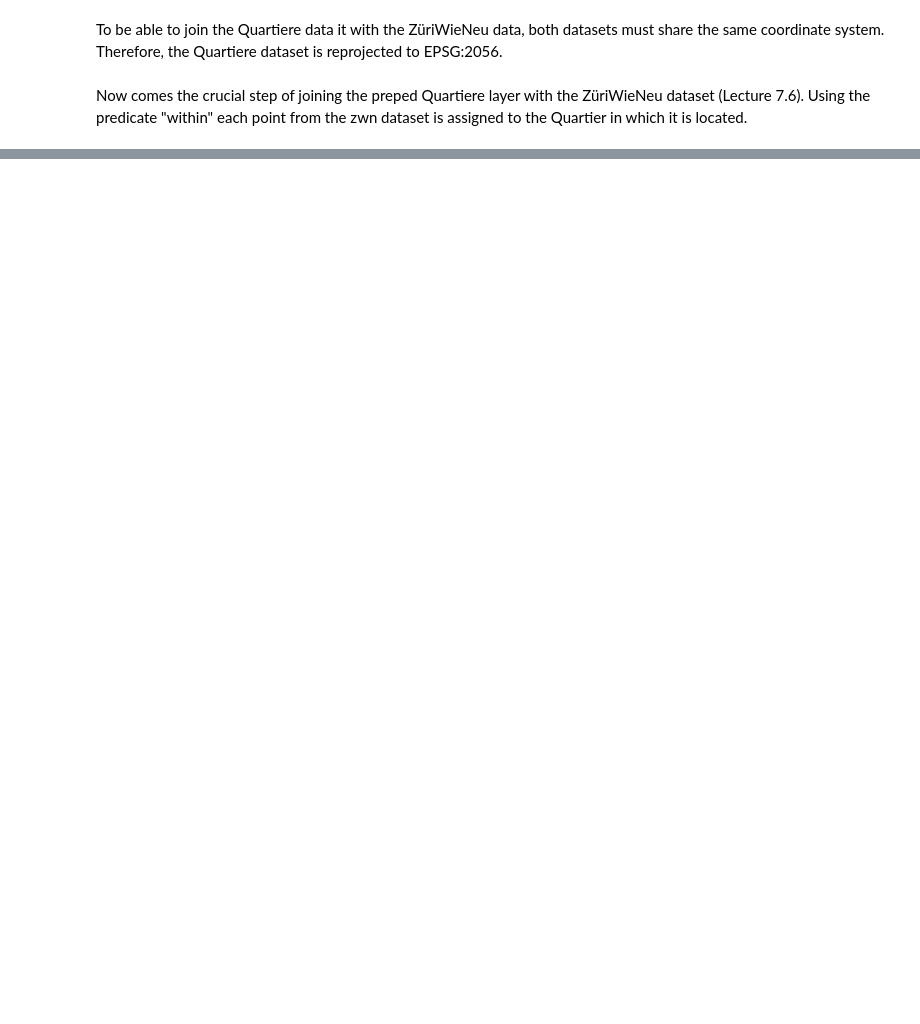
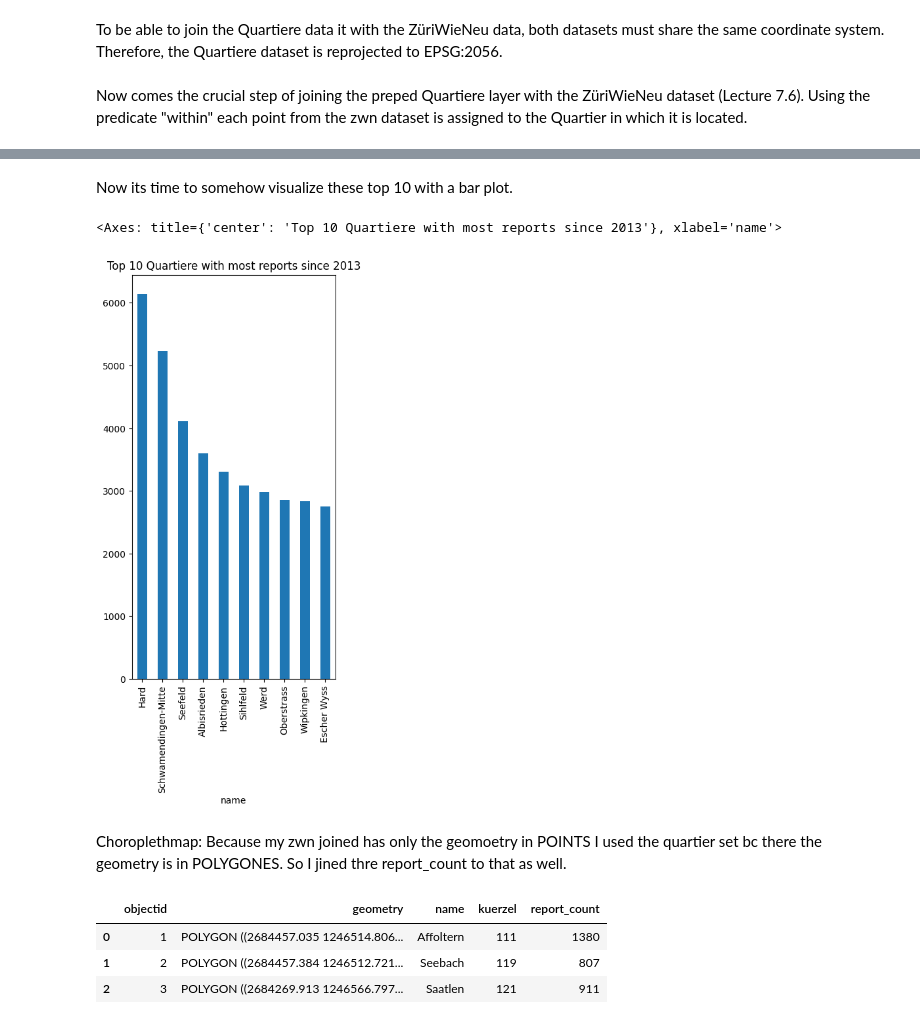
Before and after one commit to denikessi1/Project-SDS210, a Jupyter notebook: notebooks/read_data.ipynb, the cells around one changed output, grey strips where cells are left out. Drawn from its saved outputs; the diff is of its cells as text; code cells hidden in the pictures; blank space fills up the shorter version.

```diff
--- a/notebooks/read_data.ipynb
+++ b/notebooks/read_data.ipynb
@@ -46,0 +63,6 @@ zwn_quertiere_joined = gpd.sjoin(zwn_gdf, quartiere, predicate="within")
+# %%
+report_counts = (zwn_quertiere_joined.groupby("name").size().reset_index(name="report_count"))
+
+top10_quartier_reports = report_counts.sort_values(by="report_count", ascending=False).head(10)
+
+display(top10_quartier_reports)
@@ -46,0 +81,17 @@ zwn_quertiere_joined = gpd.sjoin(zwn_gdf, quartiere, predicate="within")
+# %% [markdown]
+Now its time to somehow visualize these top 10 with a bar plot.
+# %%
+top10_quartier_reports.plot(kind="bar", x = "name", y = "report_count", figsize = (4,8), title = "Top 10 Quartiere with most reports since 2013", legend=False )
+# %% [output]
+<Axes: title={'center': 'Top 10 Quartiere with most reports since 2013'}, xlabel='name'>
+[figure, added]
+# %% [markdown]
+Choroplethmap: Because my zwn joined has only the geomoetry in POINTS I used the quartier set bc there the geometry is in POLYGONES. So I jined thre report_count to that as well.
+# %%
+quartiere_reports = quartiere.merge (report_counts, on="name", how="left")
+quartiere_reports.head(3)
+# %% [output]
+|  | objectid | geometry | name | kuerzel | report_count |
+| 0 | 1 | POLYGON ((2684457.035 1246514.806... | Affoltern | 111 | 1380 |
+| 1 | 2 | POLYGON ((2684457.384 1246512.721... | Seebach | 119 | 807 |
+| 2 | 3 | POLYGON ((2684269.913 1246566.797... | Saatlen | 121 | 911 |
```
Also changed, not shown: parts of 15 cells of this notebook, 1 other file.
